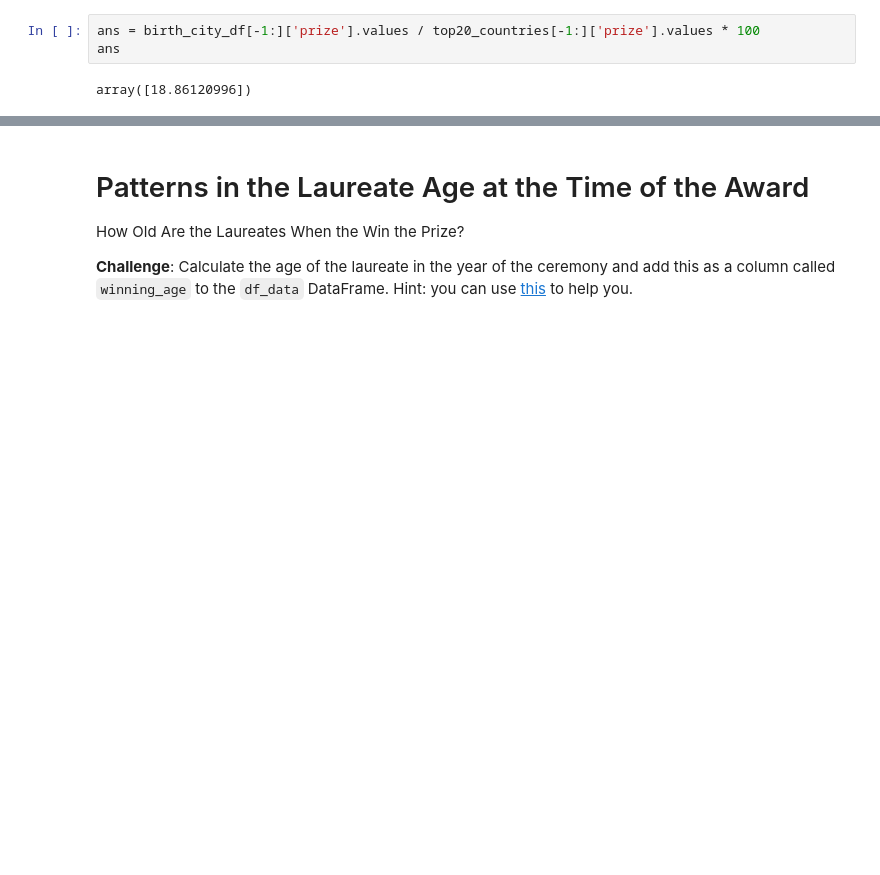
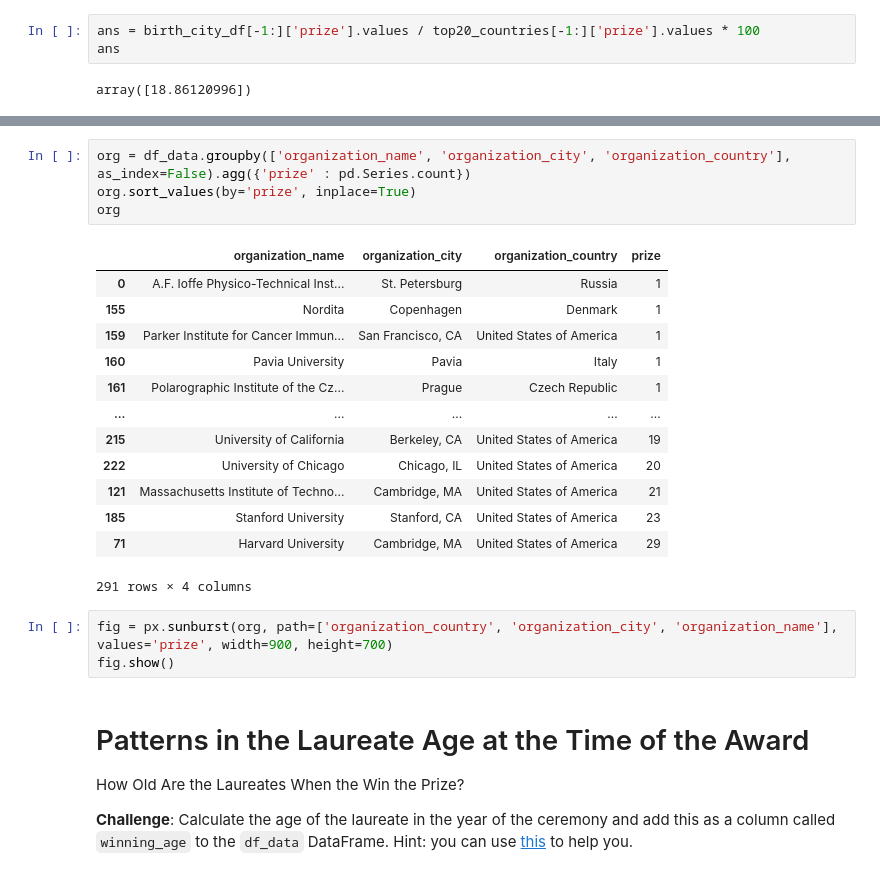
Before and after one commit to Jeff-Nibbs/nobel-data, a Jupyter notebook: Nobel_Prize_Analysis_(start).ipynb, the cells around one changed output, grey strips where cells are left out. Cells and saved outputs as stored; diff of their text form; blank space fills up the shorter version.

```diff
--- a/Nobel_Prize_Analysis_(start).ipynb
+++ b/Nobel_Prize_Analysis_(start).ipynb
@@ -690,6 +690,27 @@ array([18.86120996])
 Here's what you're aiming for:
 
 <img src=https://i.imgur.com/cemX4m5.png width=300>
+# %%
+org = df_data.groupby(['organization_name', 'organization_city', 'organization_country'], as_index=False).agg({'prize' : pd.Series.count})
+org.sort_values(by='prize', inplace=True)
+org
+# %% [output]
+|  | organization_name | organization_city | organization_country | prize |
+| 0 | A.F. Ioffe Physico-Technical Inst... | St. Petersburg | Russia | 1 |
+| 155 | Nordita | Copenhagen | Denmark | 1 |
+| 159 | Parker Institute for Cancer Immun... | San Francisco, CA | United States of America | 1 |
+| 160 | Pavia University | Pavia | Italy | 1 |
+| 161 | Polarographic Institute of the Cz... | Prague | Czech Republic | 1 |
+| ... | ... | ... | ... | ... |
+| 215 | University of California | Berkeley, CA | United States of America | 19 |
+| 222 | University of Chicago | Chicago, IL | United States of America | 20 |
+| 121 | Massachusetts Institute of Techno... | Cambridge, MA | United States of America | 21 |
+| 185 | Stanford University | Stanford, CA | United States of America | 23 |
+| 71 | Harvard University | Cambridge, MA | United States of America | 29 |
+291 rows × 4 columns
+# %%
+fig = px.sunburst(org, path=['organization_country', 'organization_city', 'organization_name'], values='prize', width=900, height=700)
+fig.show()
 # %% [markdown]
 # Patterns in the Laureate Age at the Time of the Award
 
```
